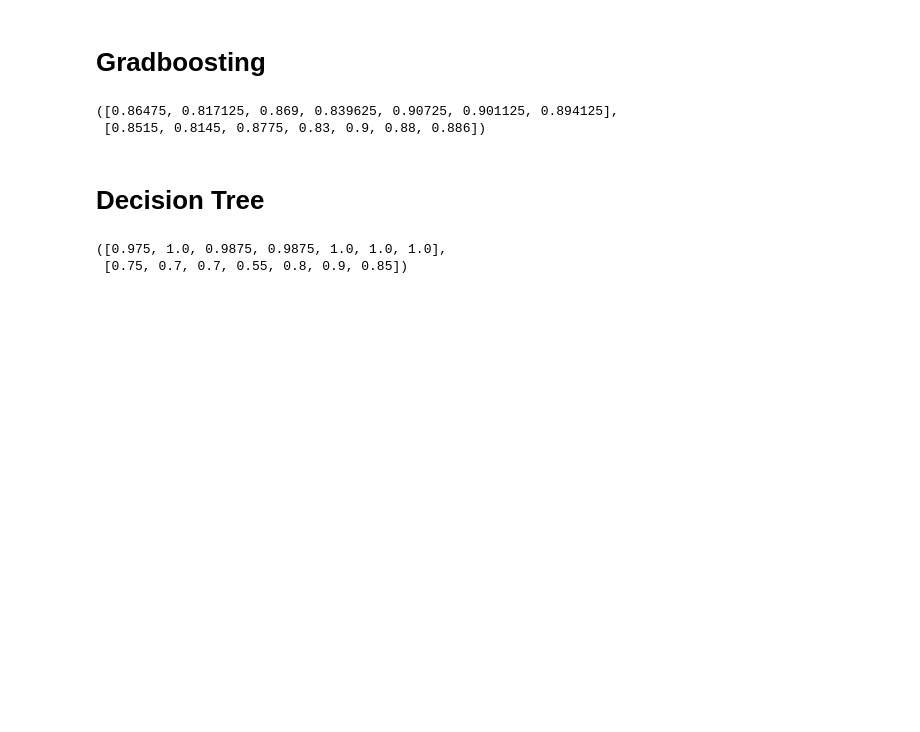
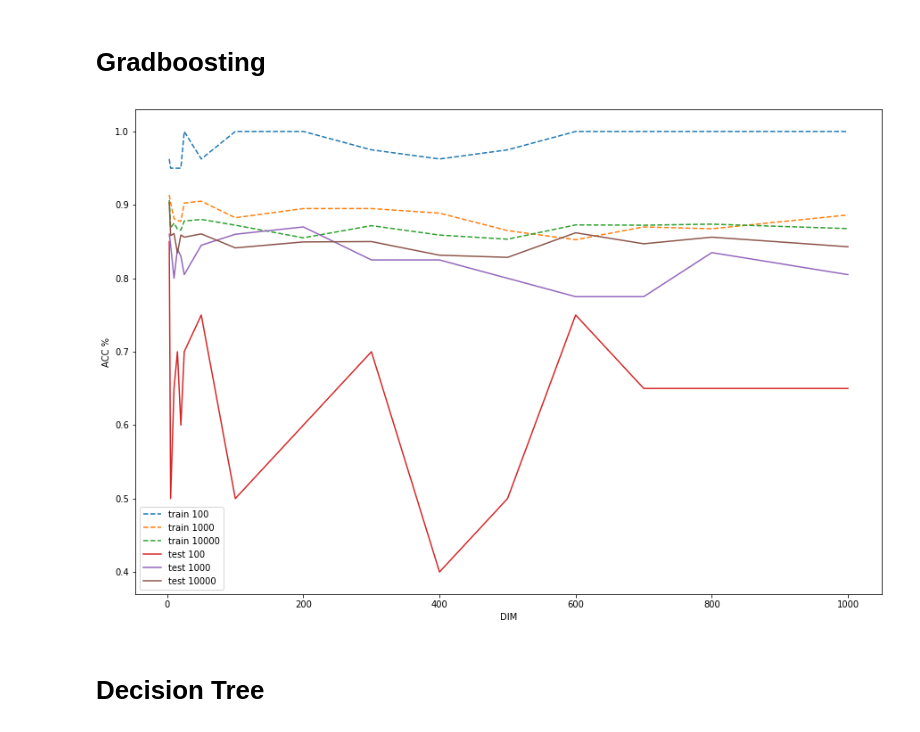
Before and after one commit to joaomvg/machine-learning-algorithms, a Jupyter notebook: dimensionality.ipynb, the cells around one changed output. Saved outputs shown, nothing was run; the diff lists cells and outputs as text; code cells hidden in the pictures; blank space fills up the shorter version.

```diff
--- a/dimensionality.ipynb
+++ b/dimensionality.ipynb
@@ -86,13 +90,31 @@ array([[ 7.99104630e-03,  4.23148377e-02,  2.49483120e-01,
 # %% [markdown]
 # Gradboosting
 # %%
-gb=GradientBoostingClassifier(n_estimators=5)
+ml=GradientBoostingClassifier(n_estimators=5)
-# %%
-_,a,b=scores(gb,N=10000)
-a,b
-# %% [output]
-([0.86475, 0.817125, 0.869, 0.839625, 0.90725, 0.901125, 0.894125],
- [0.8515, 0.8145, 0.8775, 0.83, 0.9, 0.88, 0.886])
+# %%
+plt.figure(figsize=(15,10))
+Train_list=[]
+Test_list=[]
+for N in [100,1000,10000]:
+    dims, train,test=simulations(ml,N)
+    Train_list.append(train)
+    Test_list.append(test)
+
+legend=[]
+for N,train in zip([100,1000,10000],Train_list):
+    plt.plot(dims,train,linestyle='--')
+    legend+=[f'train {N}']
+
+for N,test in zip([100,1000,10000],Test_list):
+    plt.plot(dims,test)
+    legend+=[f'test {N}']
+
+plt.xlabel('DIM')
+plt.ylabel('ACC %')
+plt.legend(legend)
+plt.show()
+# %% [output]
+[figure, added]
 # %% [markdown]
 # Decision Tree
 # %%
@@ -100,6 +121,0 @@ dt=DecisionTreeClassifier(max_depth=5)
-# %%
-_,a,b=scores(dt,N=100)
-a,b
-# %% [output]
-([0.975, 1.0, 0.9875, 0.9875, 1.0, 1.0, 1.0],
- [0.75, 0.7, 0.7, 0.55, 0.8, 0.9, 0.85])
```
Also changed, not shown: parts of 25 cells of this notebook.
